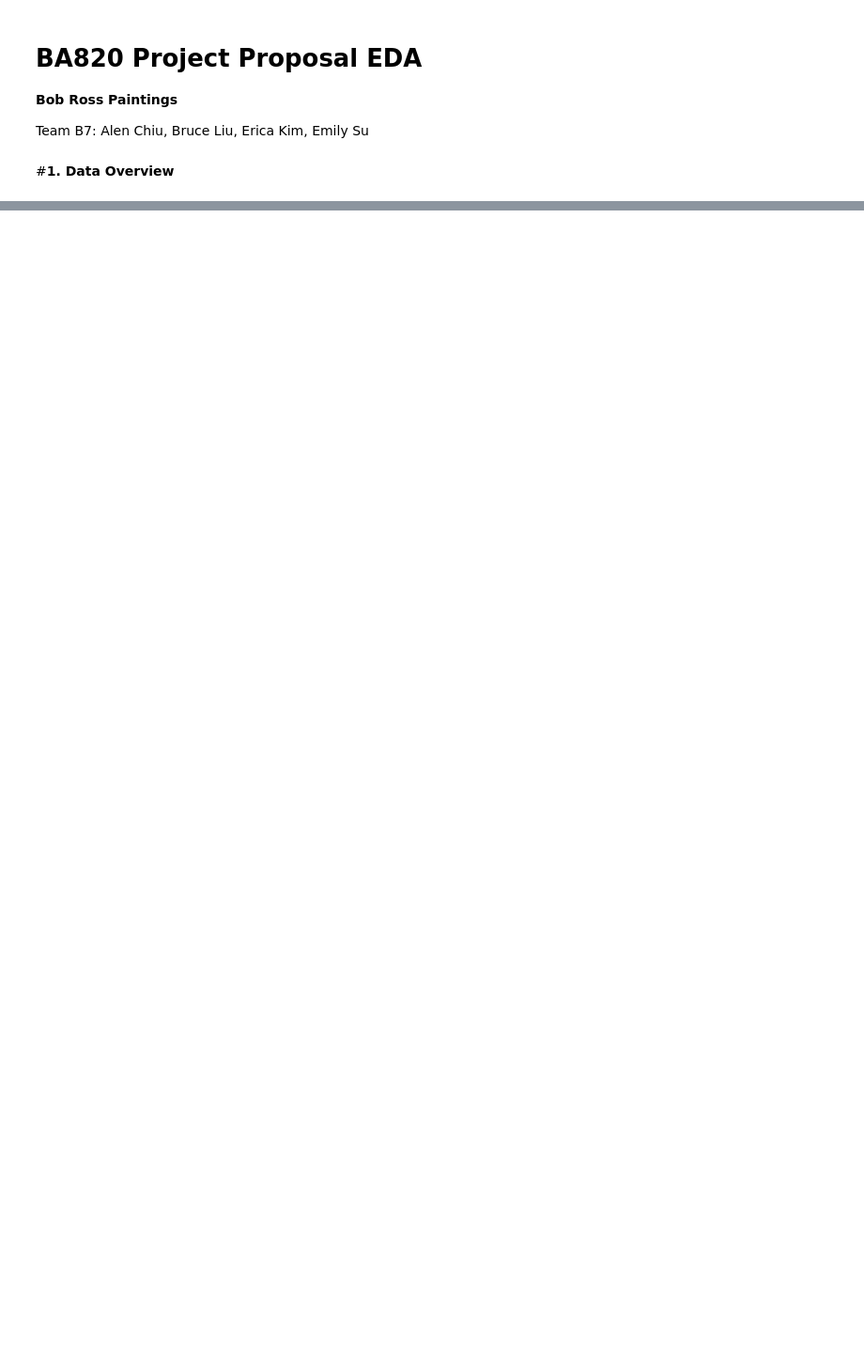
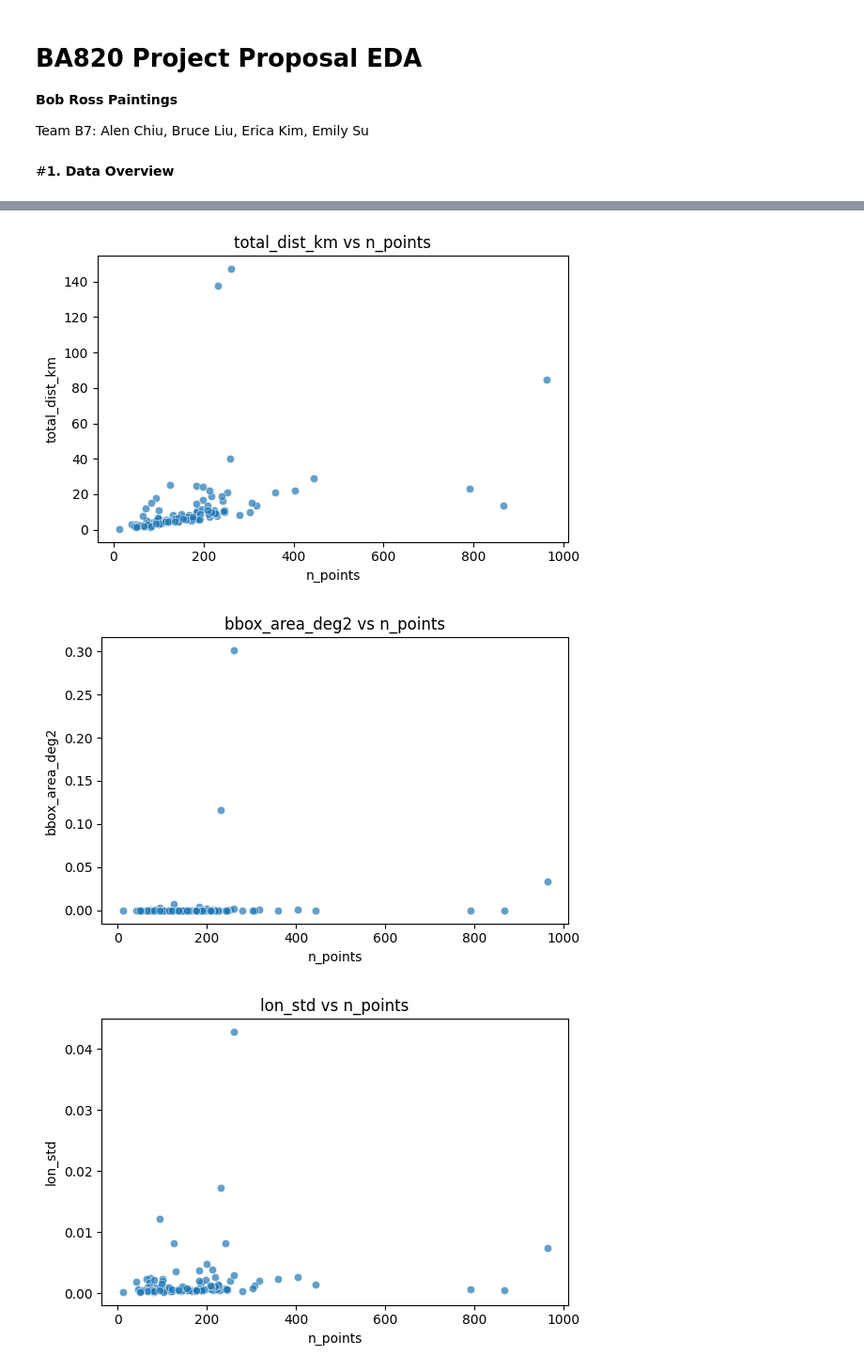
Before and after one commit to liubruce11/BA820-TeamB7, a Jupyter notebook: M2_Emily_Su_Q3.ipynb, the cells around one changed output, grey strips where cells are left out. Shown at 94% size. Drawn from its saved outputs; the diff is of its cells as text; code cells hidden in the pictures; blank space fills up the shorter version.

```diff
--- a/M2_Emily_Su_Q3.ipynb
+++ b/M2_Emily_Su_Q3.ipynb
@@ -350,0 +165,3 @@ plt.show()
+# %%
+cat_level = cat_feats.merge(cats_uk_ref, on="tag_id", how="left")
+cat_level[["tag_id","n_points","total_dist_km","bbox_area_deg2","dist_per_point_km","hrs_indoors","prey_p_month"]].head()
@@ -350,0 +177,14 @@ plt.show()
+# %%
+raw_features = ["total_dist_km", "bbox_area_deg2", "lon_std", "lat_std"]
+norm_features = ["mean_step_km", "dist_per_point_km", "bbox_area_per_point", "dist_per_hour_km"]
+
+for col in raw_features + norm_features:
+    plt.figure(figsize=(6,4))
+    sns.scatterplot(data=cat_level, x="n_points", y=col, alpha=0.7)
+    plt.title(f"{col} vs n_points")
+    plt.tight_layout()
+    plt.show()
+# %% [output]
+[figure, added]
+[figure, added]
+[figure, added]
```
Also changed, not shown: parts of 58 cells of this notebook.
